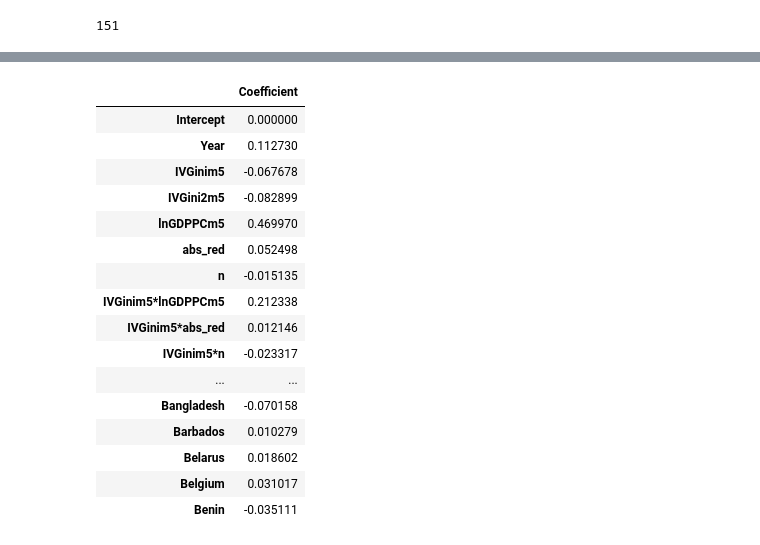
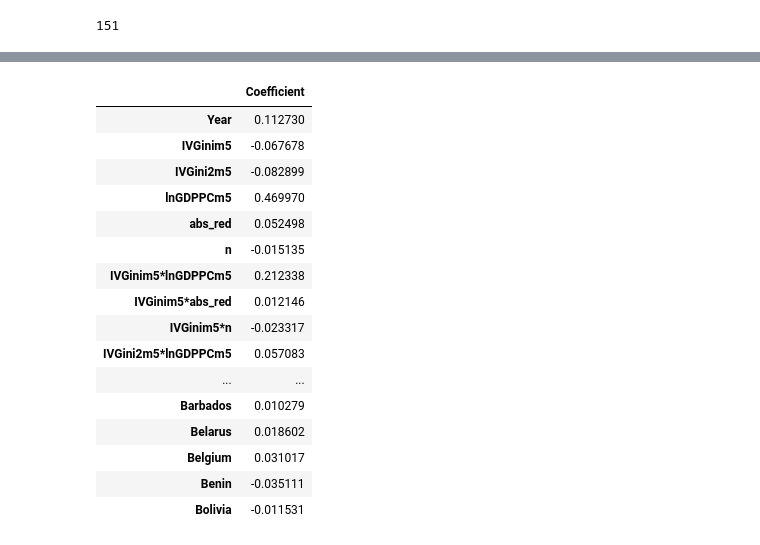
Before and after one commit to JTayMilli/GonGrowth, a Jupyter notebook: Data Processing.ipynb, the cells around one changed output, grey strips where cells are left out. Drawn from its saved outputs; the diff is of its cells as text; code cells hidden in the pictures.

```diff
--- a/Data Processing.ipynb
+++ b/Data Processing.ipynb
@@ -1161,6 +1162,7 @@ for i in range(len(variables)):
 
 irdf = pd.concat([rdf[["Country", "lnGDPPC", "Year"]], df_interaction], axis=1).drop(["IVGinim5*IVGini2m5"], axis = 1)
 irdf = pd.get_dummies(irdf, columns=['Country'], prefix='', prefix_sep='')
+irdf["Intercept"] = 1
 irdf
 # %% [output]
 |  | lnGDPPC | Year | IVGinim5 | IVGini2m5 | lnGDPPCm5 | abs_red | n | IVGinim5*lnGDPPCm5 | ... |
@@ -1179,18 +1181,17 @@ irdf
 # %%
 scaler = StandardScaler()
-X = np.insert(scaler.fit_transform(irdf.drop('lnGDPPC', axis=1)), 0, 1, axis=1)
+X = scaler.fit_transform(irdf.drop('lnGDPPC', axis=1))
 y = irdf['lnGDPPC'].values
 
 ridge = RidgeCV(alphas=np.logspace(-4, 4, 100), cv=10)
 ridge.fit(X, y)
 
-feature_names = ['Intercept'] + list(irdf.drop('lnGDPPC', axis=1).columns)
+feature_names = list(irdf.drop('lnGDPPC', axis=1).columns)
 ridge_coeff_df = pd.DataFrame(ridge.coef_, index=feature_names, columns=['Coefficient'])
 
 ridge_coeff_df.head(30)
 # %% [output]
 |  | Coefficient |
-| Intercept | 0.000000 |
 | Year | 0.112730 |
 | IVGinim5 | -0.067678 |
 | IVGini2m5 | -0.082899 |
@@ -1200,10 +1201,11 @@ ridge_coeff_df.head(30)
 | IVGinim5*lnGDPPCm5 | 0.212338 |
 | IVGinim5*abs_red | 0.012146 |
 | IVGinim5*n | -0.023317 |
+| IVGini2m5*lnGDPPCm5 | 0.057083 |
 | ... | ... |
-| Bangladesh | -0.070158 |
 | Barbados | 0.010279 |
 | Belarus | 0.018602 |
 | Belgium | 0.031017 |
 | Benin | -0.035111 |
+| Bolivia | -0.011531 |
 # %%
```
Also changed, not shown: parts of 20 cells of this notebook.
